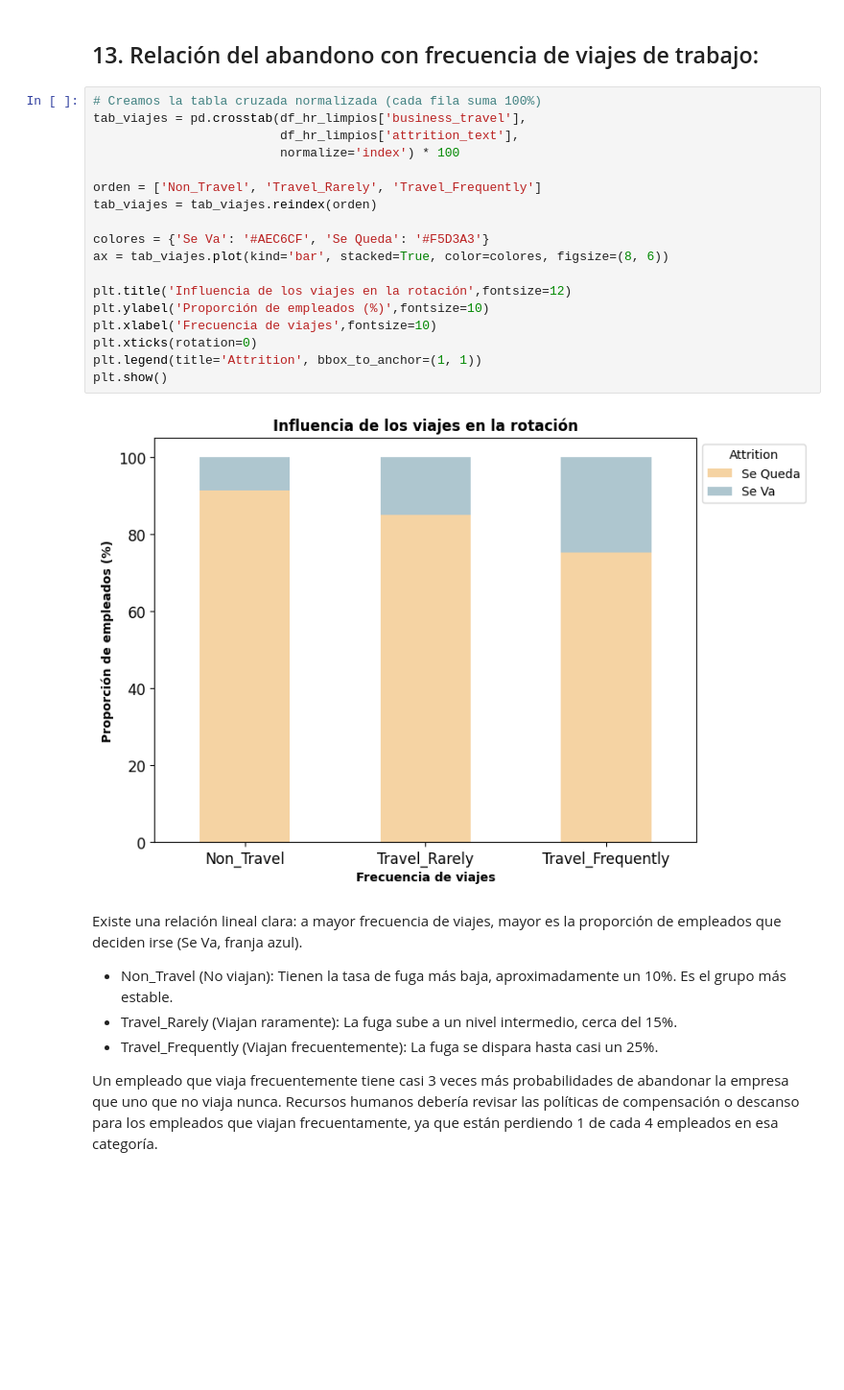
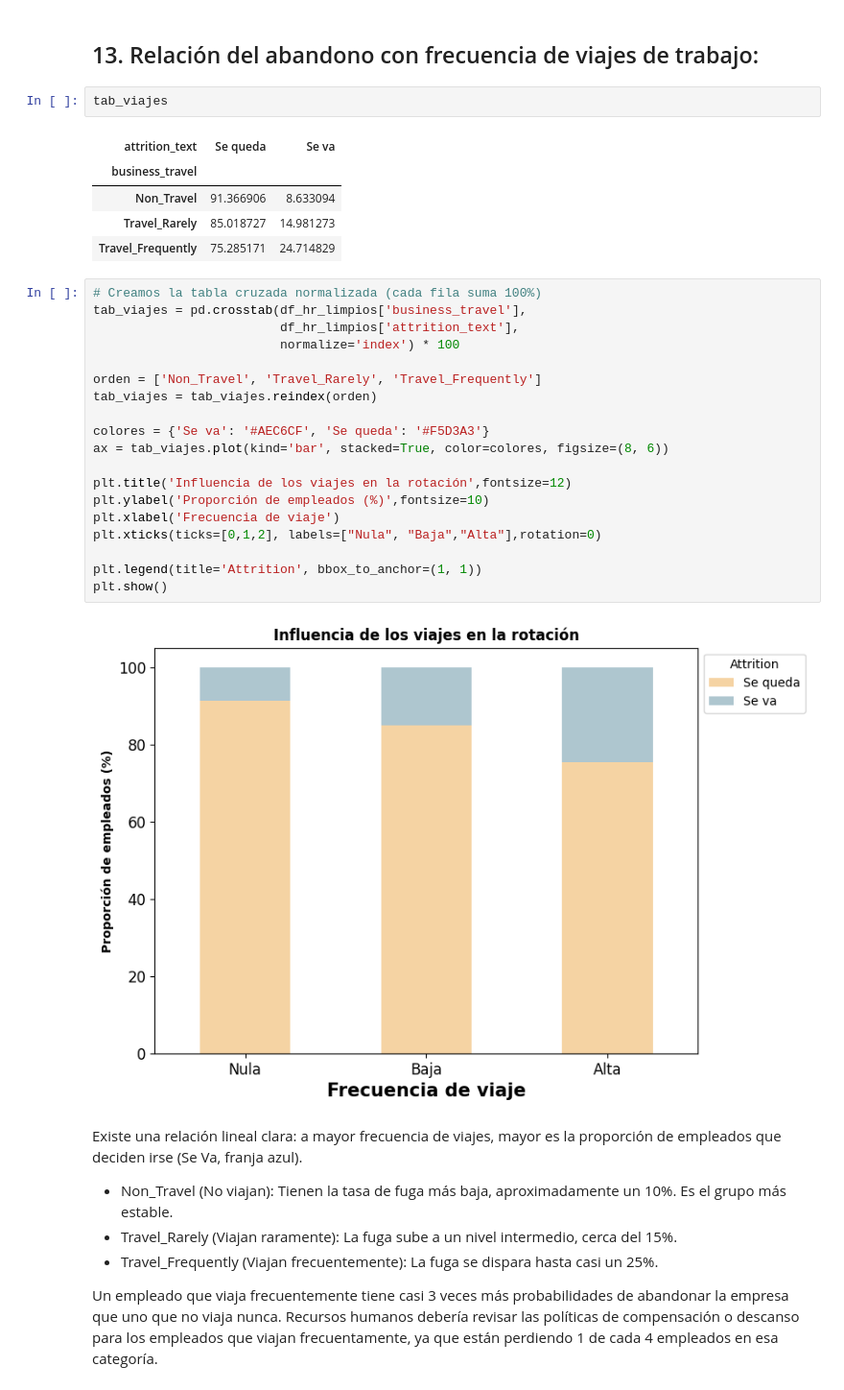
Before and after one commit to eva5ferrer/project-da-promo-63-modulo-3-team-1, a Jupyter notebook: fase-3-visualizacion.ipynb, the cells around one changed output. Shown at 96% size. Cells and saved outputs as stored; diff of their text form; blank space fills up the shorter version.

```diff
--- a/fase-3-visualizacion.ipynb
+++ b/fase-3-visualizacion.ipynb
@@ -424,6 +428,14 @@ El salto de calidad en retención solo se nota cuando se llega al 19%. Si la emp
 En resumen, el aumento porcentual es un factor que influye, pero no es el motivo principal de fuga (la gran mayoría de los trabajadores se queda independientemente del rango de aumento). El abandono está bastante repartido, lo que sugiere que hay otros problemas de fondo.
 # %% [markdown]
 ## 13. Relación del abandono con frecuencia de viajes de trabajo:
+# %%
+tab_viajes
+# %% [output]
+| attrition_text | Se queda | Se va |
+| business_travel |  |  |
+| Non_Travel | 91.366906 | 8.633094 |
+| Travel_Rarely | 85.018727 | 14.981273 |
+| Travel_Frequently | 75.285171 | 24.714829 |
 # %%
 # Creamos la tabla cruzada normalizada (cada fila suma 100%)
 tab_viajes = pd.crosstab(df_hr_limpios['business_travel'],
@@ -433,17 +445,18 @@ tab_viajes = pd.crosstab(df_hr_limpios['business_travel'],
 orden = ['Non_Travel', 'Travel_Rarely', 'Travel_Frequently']
 tab_viajes = tab_viajes.reindex(orden)
 
-colores = {'Se Va': '#AEC6CF', 'Se Queda': '#F5D3A3'}
+colores = {'Se va': '#AEC6CF', 'Se queda': '#F5D3A3'}
 ax = tab_viajes.plot(kind='bar', stacked=True, color=colores, figsize=(8, 6))
 
 plt.title('Influencia de los viajes en la rotación',fontsize=12)
 plt.ylabel('Proporción de empleados (%)',fontsize=10)
-plt.xlabel('Frecuencia de viajes',fontsize=10)
-plt.xticks(rotation=0)
+plt.xlabel('Frecuencia de viaje')
+plt.xticks(ticks=[0,1,2], labels=["Nula", "Baja","Alta"],rotation=0)
+
 plt.legend(title='Attrition', bbox_to_anchor=(1, 1))
 plt.show()
 # %% [output]
-[figure, old version]
+[figure, new version]
 # %% [markdown]
 Existe una relación lineal clara: a mayor frecuencia de viajes, mayor es la proporción de empleados que deciden irse (Se Va, franja azul).
 * Non_Travel (No viajan): Tienen la tasa de fuga más baja, aproximadamente un 10%. Es el grupo más estable.
```
Also changed, not shown: parts of 11 cells of this notebook.
